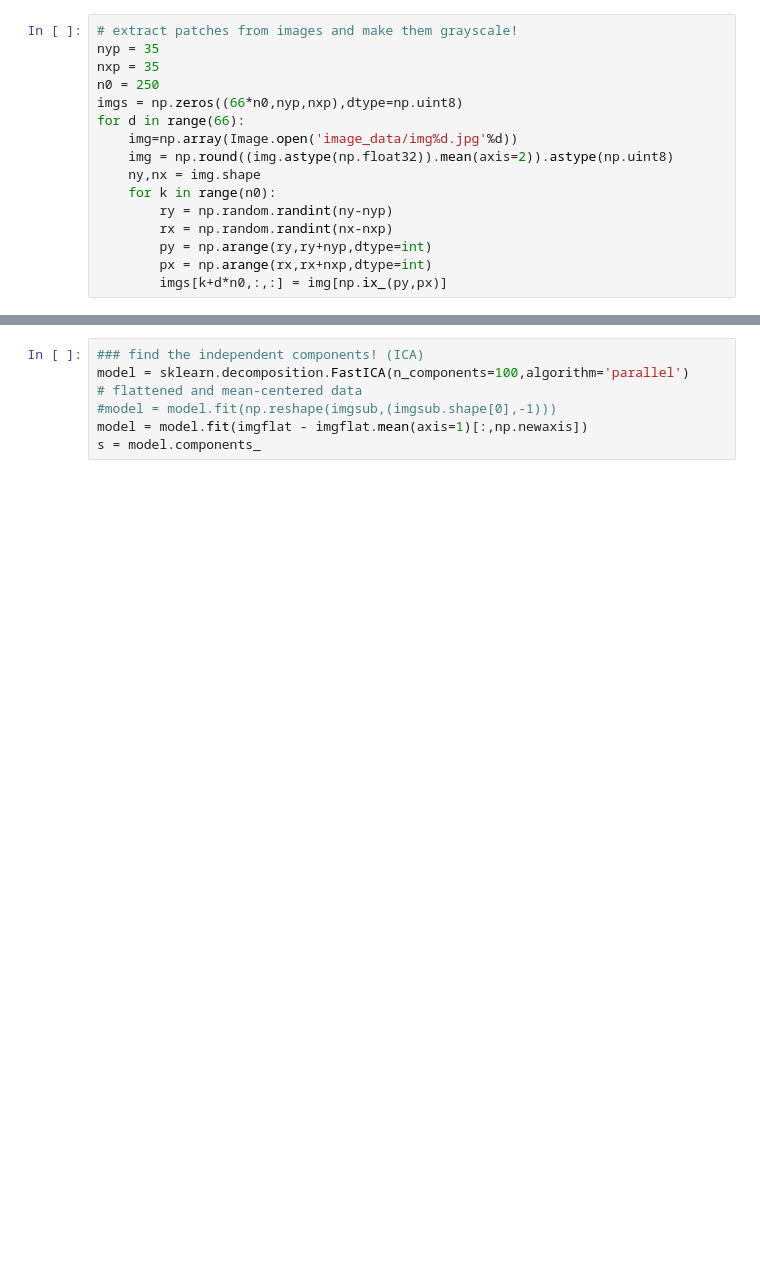
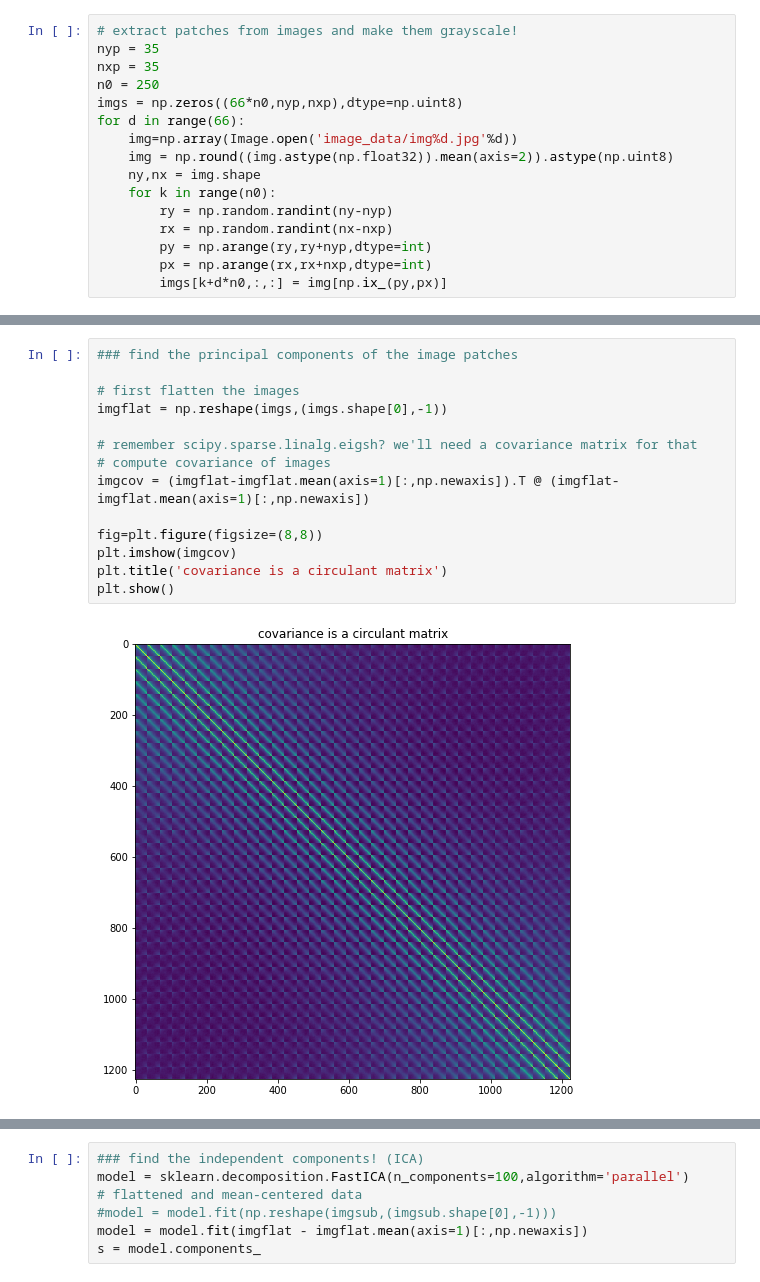
Before and after one commit to JaneliaMLCourse/JaneliaMLCourse, a Jupyter notebook: lecture_5/lecture5_tutorial.ipynb, the cells around one changed output, grey strips where cells are left out. Cells and saved outputs as stored; diff of their text form; blank space fills up the shorter version.

Commit message:
added PCA to neural data tutorial and added circulant matrix

```diff
--- a/lecture_5/lecture5_tutorial.ipynb
+++ b/lecture_5/lecture5_tutorial.ipynb
@@ -57 +57,17 @@ for n in range(100):
+# %%
+### find the principal components of the image patches
+
+# first flatten the images
+imgflat = np.reshape(imgs,(imgs.shape[0],-1))
+
+# remember scipy.sparse.linalg.eigsh? we'll need a covariance matrix for that
+# compute covariance of images
+imgcov = (imgflat-imgflat.mean(axis=1)[:,np.newaxis]).T @ (imgflat-imgflat.mean(axis=1)[:,np.newaxis])
+
+fig=plt.figure(figsize=(8,8))
+plt.imshow(imgcov)
+plt.title('covariance is a circulant matrix')
+plt.show()
+# %% [output]
+[figure, added]
 # %%
```
Also changed, not shown: parts of 5 cells of this notebook.
